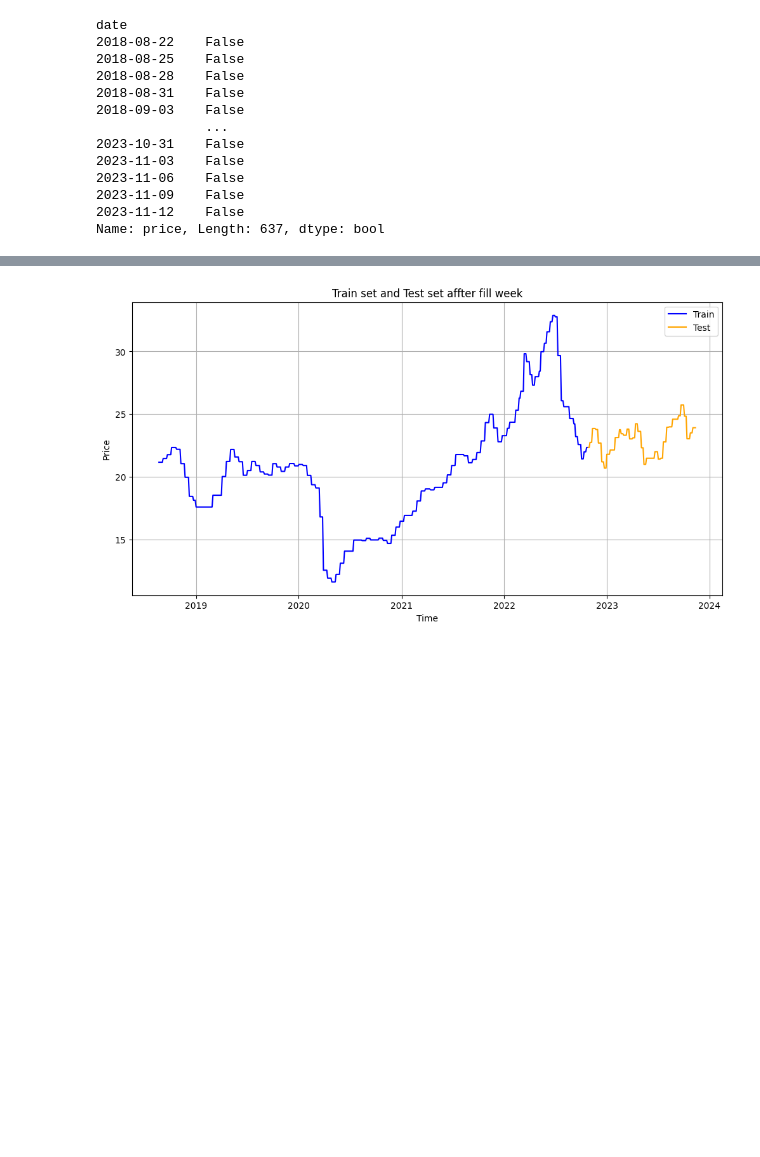
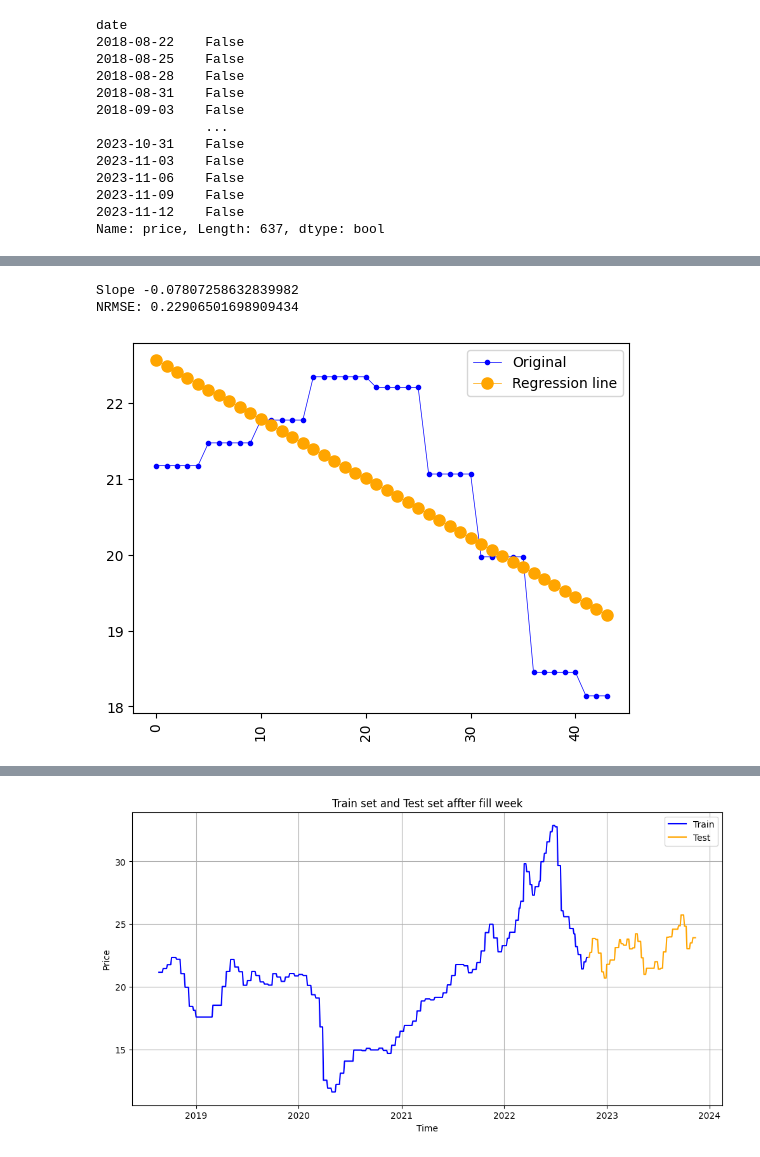
Before and after one commit to thuongh2/CommodityPredict, a Jupyter notebook: Oil_Predict.ipynb, the cells around one changed output, grey strips where cells are left out. Drawn from its saved outputs; the diff is of its cells as text; code cells hidden in the pictures; blank space fills up the shorter version.

```diff
--- a/Oil_Predict.ipynb
+++ b/Oil_Predict.ipynb
@@ -106,0 +122,38 @@ Name: price, Length: 637, dtype: bool
+# %%
+# define a function to check trend and plot
+
+def detect_trend (X_df):
+    coefficients, residuals, _, _, _ = np.polyfit(range(len(X_df)),
+                                                  X_df,
+                                                  1,
+                                                  full=True)
+
+    mse = residuals[0]/(len(X_df))
+    nrmse = np.sqrt(mse)/(X_df.max() - X_df.min())
+
+    print('Slope ' + str(coefficients[0]))
+    print('NRMSE: ' + str(nrmse))
+
+    plt.xticks(rotation=90)
+    plt.plot(X_df,
+             marker='.',
+             linestyle='-',
+             linewidth=0.5,
+             color='blue',
+             label='Original')
+
+    plt.plot([coefficients[0]*x + coefficients[1] for x in range(len(X_df))],
+             marker='o',
+             markersize=8,
+             linestyle='-',
+             linewidth=0.5,
+             color='orange',
+             label='Regression line')
+    plt.legend()
+    plt.show()
+# %%
+detect_trend(df.loc['2018']['price'].values)
+# %% [output]
+Slope -0.07807258632839982
+NRMSE: 0.22906501698909434
+[figure, added]
```
Also changed, not shown: parts of 14 cells of this notebook, 1 other file.
